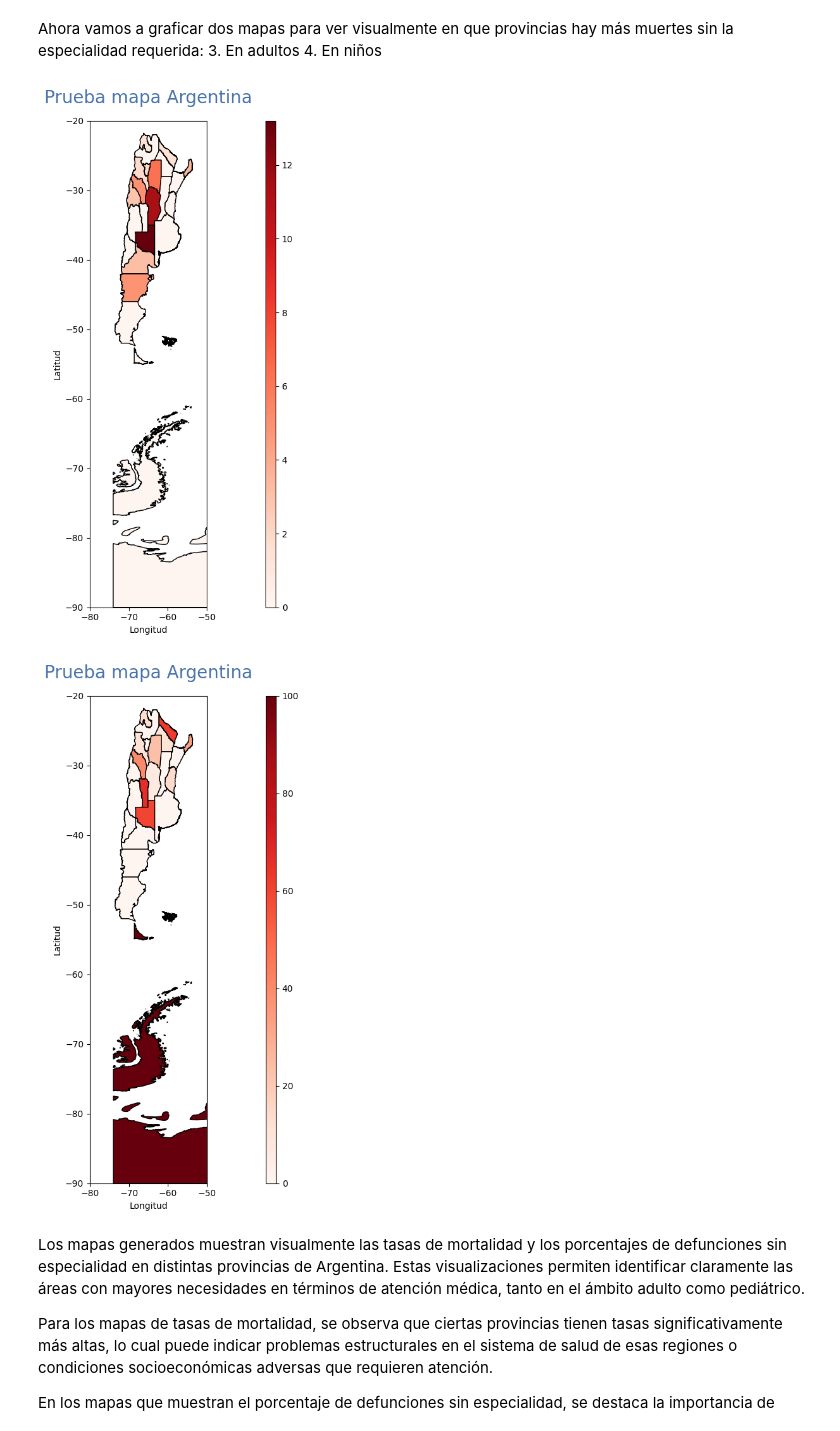
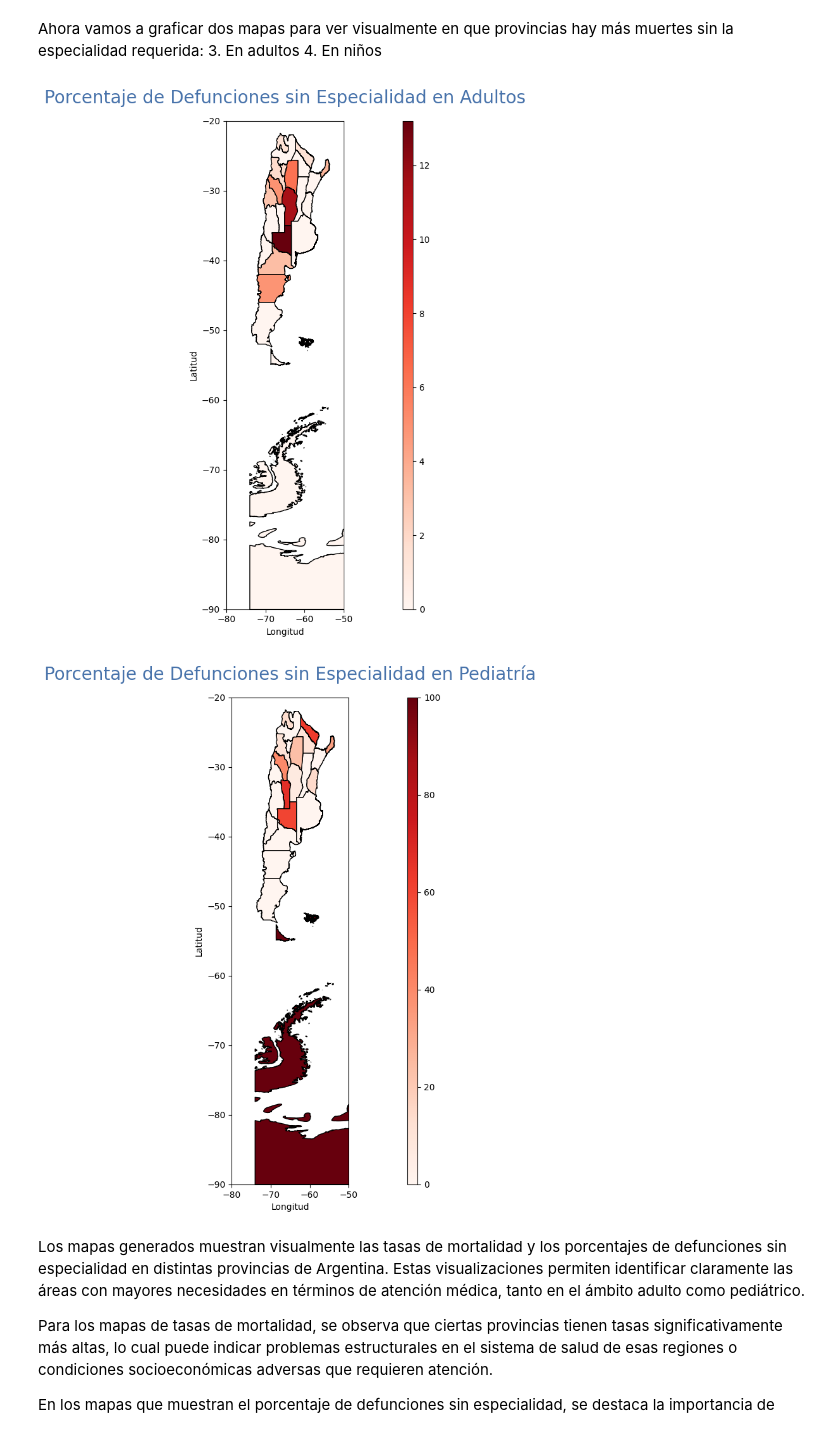
Before and after one commit to JuliMarquez/Sin-bajar-la-Guard.IA, a Jupyter notebook: Exploración_SinBajar_La_Guard_IA.ipynb, the cells around one changed output. Saved outputs shown, nothing was run; the diff lists cells and outputs as text; code cells hidden in the pictures.

```diff
--- a/Exploración_SinBajar_La_Guard_IA.ipynb
+++ b/Exploración_SinBajar_La_Guard_IA.ipynb
@@ -2652,33 +2651,33 @@ Ahora vamos a graficar dos mapas para ver visualmente en que provincias hay más
 # %%
 # Merge de los datos geográficos con las tasas de mortalidad
 map_data_adultos_def = map_data.merge(provincias_df_adultos, left_on='nam', right_on='provincia_nombre')
 
 # Control del tamaño de la figura del mapa
 fig, ax = plt.subplots(figsize=(8, 10))
 
 # Control del encuadre (área geográfica) del mapa
 ax.axis([-80, -50, -90, -20])
 
 # Control del título y los ejes
-ax.set_title('Mapa del Porcentaje de Defunciones sin Especialidad en Adultos por Provincia en Argentina',
+ax.set_title('Porcentaje de Defunciones sin Especialidad en Adultos',
              pad=20,
              fontdict={'fontsize': 20, 'color': '#4873ab'})
 ax.set_xlabel('Longitud')
 ax.set_ylabel('Latitud')
 
 # Añadir la leyenda separada del mapa
 from mpl_toolkits.axes_grid1 import make_axes_locatable
 divider = make_axes_locatable(ax)
 cax = divider.append_axes("right", size="5%", pad=0.2)
 
 # Generar y cargar el mapa
 map_data_adultos_def.plot(column='porcentaje_sin_especialidad', cmap='Reds', ax=ax,
               legend=True, cax=cax, zorder=5, edgecolor="black")
 
 # Mostrar el mapa finalizado
 plt.show()
 # %% [output]
-[figure, old version]
+[figure, new version]
 # %%
 # Merge de los datos geográficos con las tasas de mortalidad
 map_data_pediatria_def = map_data.merge(provincias_df, left_on='nam', right_on='provincia_nombre')
@@ -2690,7 +2689,7 @@ fig, ax = plt.subplots(figsize=(8, 10))
 ax.axis([-80, -50, -90, -20])
 
 # Control del título y los ejes
-ax.set_title('Mapa del Porcentaje de Defunciones sin Especialidad en Pediatría por Provincia en Argentina',
+ax.set_title('Porcentaje de Defunciones sin Especialidad en Pediatría',
              pad=20,
              fontdict={'fontsize': 20, 'color': '#4873ab'})
 ax.set_xlabel('Longitud')
@@ -2708,7 +2707,7 @@ map_data_pediatria_def.plot(column='porcentaje_sin_especialidad', cmap='Reds', a
 # Mostrar el mapa finalizado
 plt.show()
 # %% [output]
-[figure, old version]
+[figure, new version]
 # %% [markdown]
 Los mapas generados muestran visualmente las tasas de mortalidad y los porcentajes de defunciones sin especialidad en distintas provincias de Argentina. Estas visualizaciones permiten identificar claramente las áreas con mayores necesidades en términos de atención médica, tanto en el ámbito adulto como pediátrico.
 
```
Also changed, not shown: parts of 3 cells of this notebook.
